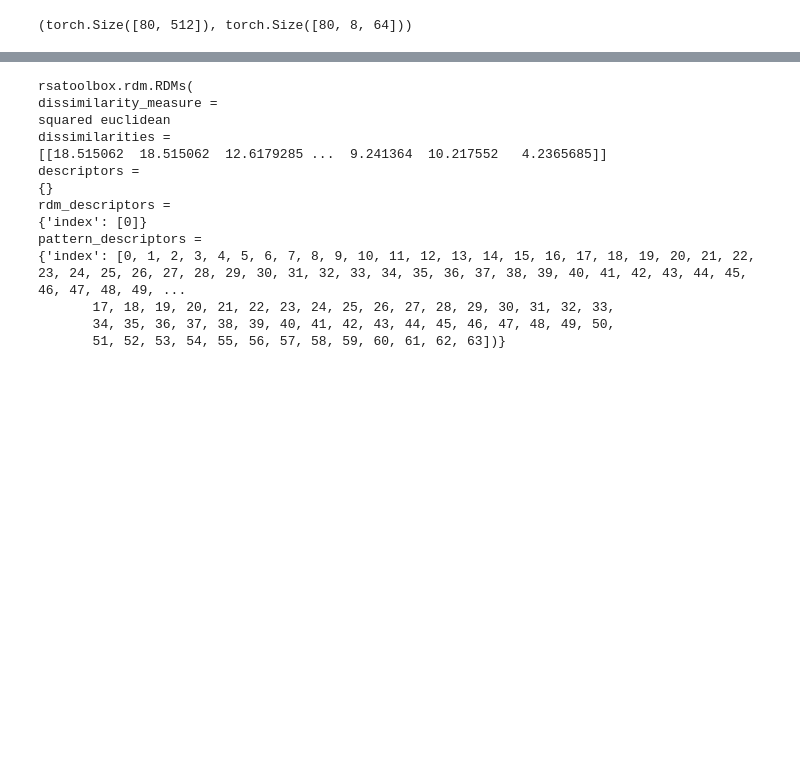
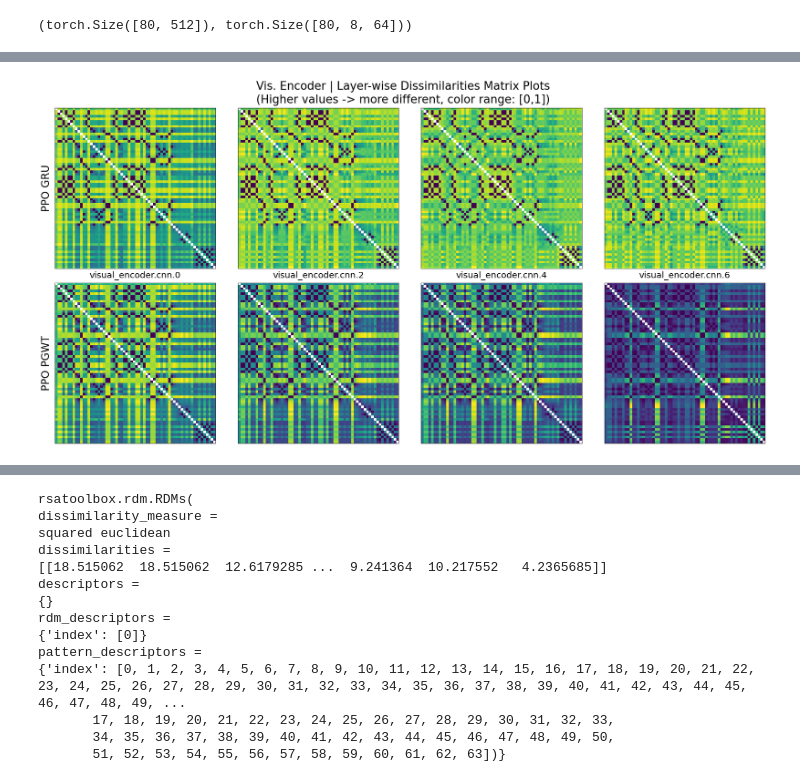
Before and after one commit to arayabrain/multimodal-global-workspace-agent, a Jupyter notebook: ppo/ppo_sample_collect_anal.ipynb, the cells around one changed output, grey strips where cells are left out. Saved outputs shown, nothing was run; the diff lists cells and outputs as text; code cells hidden in the pictures; blank space fills up the shorter version.

Commit message:
further fleshout of the RSA and sparsity analysis into more compact and complete plots

```diff
--- a/ppo/ppo_sample_collect_anal.ipynb
+++ b/ppo/ppo_sample_collect_anal.ipynb
@@ -382,6 +376,13 @@ rdms_mean_std = {
     "ppo_pgwt": {}
 }
 
+# DISS_CALC_FN = rsatoolbox.rdm.calc_rdm_euclid
+DISS_CALC_FN = rsatoolbox.rdm.calc_rdm_correlation
+layerwise_rdms = {
+    "ppo_gru": {},
+    "ppo_pgwt": {}
+}
+
 for layername in sorted(shared_layers):
     # TODO: handle this special case
     if isinstance(ppo_gru_analysis_feats[layername], list):
@@ -392,8 +393,15 @@ for layername in sorted(shared_layers):
         ppo_pgwt_data = rsatoolbox.data.Dataset(ppo_pgwt_analysis_feats[layername][-64:].flatten(start_dim=1).cpu().numpy())
 
     # TODO: change method of comparison cosine dist, whitened cosine dist., Spearman Rho
-    ppo_gru_rdms = rsatoolbox.rdm.calc_rdm(ppo_gru_data)
-    ppo_pgwt_rdms = rsatoolbox.rdm.calc_rdm(ppo_pgwt_data)
+    # ppo_gru_rdms = rsatoolbox.rdm.calc_rdm(ppo_gru_data)
+    # ppo_pgwt_rdms = rsatoolbox.rdm.calc_rdm(ppo_pgwt_data)
+
+    ppo_gru_rdms = DISS_CALC_FN(ppo_gru_data)
+    ppo_pgwt_rdms = DISS_CALC_FN(ppo_pgwt_data)
+
+    # Store RDMs for latter plots
+    layerwise_rdms["ppo_gru"][layername] = ppo_gru_rdms
+    layerwise_rdms["ppo_pgwt"][layername] = ppo_pgwt_rdms
 
     # Compute the mean and std of the dissimilarities
     rdms_mean_std["ppo_gru"][layername] = {"mean": np.mean(ppo_gru_rdms.dissimilarities), "std": np.std(ppo_gru_rdms.dissimilarities)}
@@ -404,0 +499,62 @@ for layername in sorted(shared_layers):
+# %%
+# RSA Dissimilarities plots
+## TODO: add colorbar
+
+## Visual encoder
+visual_encoder_layernames.sort()
+visual_encoder_layernames_relu_skipped = visual_encoder_layernames[::2]
+
+n_rows, n_cols = 2, len(visual_encoder_layernames_relu_skipped)
+fig, axes = plt.subplots(n_rows, n_cols, figsize=(n_cols * 6, n_rows * 6))
+
+for ax_idx, layername in enumerate(visual_encoder_layernames_relu_skipped):
+    rsatoolbox.vis.show_rdm_panel(layerwise_rdms["ppo_gru"][layername], ax=axes[0][ax_idx], cmap=mpl.colormaps["viridis"])
+    rsatoolbox.vis.show_rdm_panel(layerwise_rdms["ppo_pgwt"][layername], ax=axes[1][ax_idx], cmap=mpl.colormaps["viridis"])
+    axes[0][ax_idx].set_xlabel(layername, fontsize=20, position="above")
+
+axes[0][0].set_ylabel("PPO GRU", fontsize=24)
+axes[1][0].set_ylabel("PPO PGWT", fontsize=24)
+
+fig.set_facecolor("white")
+fig.suptitle("Vis. Encoder | Layer-wise Dissimilarities Matrix Plots\n(Higher values -> more different, color range: [0,1])", fontsize=26)
+fig.tight_layout()
+fig.show()
+
+## Audio encoder
+audio_encoder_layernames.sort()
+audio_encoder_layernames_relu_skipped = audio_encoder_layernames[::2]
+
+n_rows, n_cols = 2, len(audio_encoder_layernames_relu_skipped)
+fig, axes = plt.subplots(n_rows, n_cols, figsize=(n_cols * 6, n_rows * 6))
+
+for ax_idx, layername in enumerate(audio_encoder_layernames_relu_skipped):
+    rsatoolbox.vis.show_rdm_panel(layerwise_rdms["ppo_gru"][layername], ax=axes[0][ax_idx], cmap=mpl.colormaps["viridis"])
+    rsatoolbox.vis.show_rdm_panel(layerwise_rdms["ppo_pgwt"][layername], ax=axes[1][ax_idx], cmap=mpl.colormaps["viridis"])
+    axes[0][ax_idx].set_xlabel(layername, fontsize=20, position="above")
+
+axes[0][0].set_ylabel("PPO GRU", fontsize=24)
+axes[1][0].set_ylabel("PPO PGWT", fontsize=24)
+
+fig.set_facecolor("white")
+fig.suptitle("Aud. Encoder | Layer-wise Dissimilarities Matrix Plots\n(Higher values -> more different, color range: [0,1])", fontsize=26)
+fig.tight_layout()
+fig.show()
+
+## State features
+n_rows, n_cols = 2, 1
+fig, ax = plt.subplots(n_rows, n_cols, figsize=(n_cols * 6, n_rows * 6))
+
+for ax_idx, layername in enumerate(visual_encoder_layernames_relu_skipped):
+    rsatoolbox.vis.show_rdm_panel(layerwise_rdms["ppo_gru"]["state_encoder"], ax=ax[0], cmap=mpl.colormaps["viridis"])
+    rsatoolbox.vis.show_rdm_panel(layerwise_rdms["ppo_pgwt"]["state_encoder"], ax=ax[1], cmap=mpl.colormaps["viridis"])
+    ax[0].set_xlabel("state_encoder", fontsize=20, position="above")
+
+ax[0].set_ylabel("PPO GRU", fontsize=24)
+ax[1].set_ylabel("PPO PGWT", fontsize=24)
+
+fig.set_facecolor("white")
+fig.suptitle("State features | Layer-wise Dissimilarities Matrix Plots\n(Higher values -> more different, color range: [0,1])", fontsize=26)
+fig.tight_layout()
+fig.show()
+# %% [output]
+[figure, added]
```
Also changed, not shown: parts of 12 cells of this notebook.
